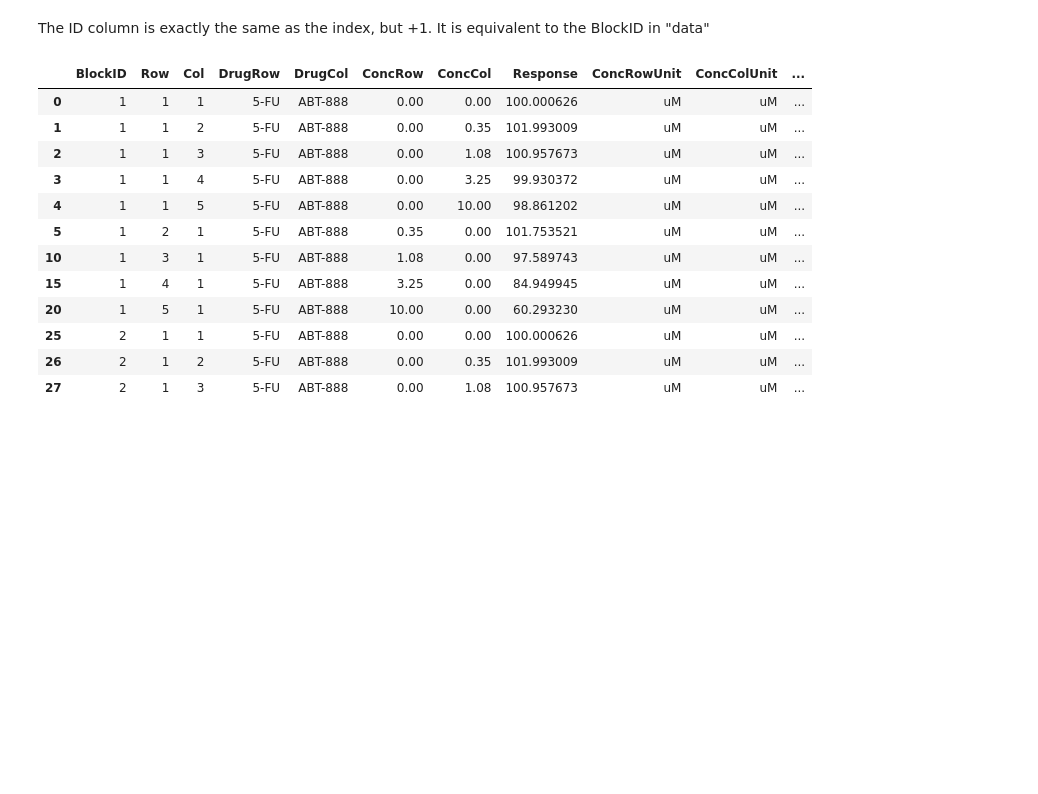
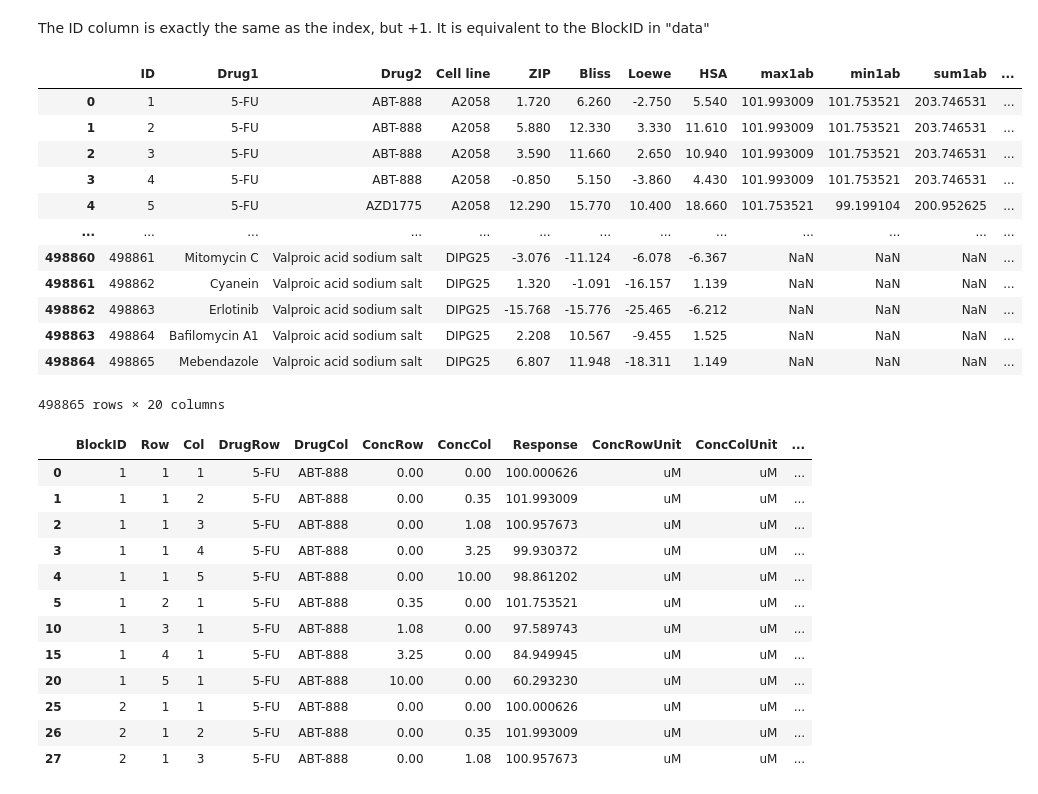
Before and after one commit to stefanhuber1510/marbleProject, a Jupyter notebook: scoring/reconstructGlobalClassifier.ipynb, the cells around one changed output. Drawn from its saved outputs; the diff is of its cells as text; code cells hidden in the pictures; blank space fills up the shorter version.

```diff
--- a/scoring/reconstructGlobalClassifier.ipynb
+++ b/scoring/reconstructGlobalClassifier.ipynb
@@ -68,6 +69,22 @@ df2.head()
 | 4 | 5 | 5-FU | AZD1775 | A2058 | 12.29 | 15.77 | 10.40 | 18.66 |
 # %% [markdown]
 The ID column is exactly the same as the index, but +1. It is equivalent to the BlockID in "data"
+# %%
+df2
+# %% [output]
+|  | ID | Drug1 | Drug2 | Cell line | ZIP | Bliss | Loewe | HSA | max1ab | min1ab | sum1ab | ... |
+| 0 | 1 | 5-FU | ABT-888 | A2058 | 1.720 | 6.260 | -2.750 | 5.540 | 101.993009 | 101.753521 | 203.746531 | ... |
+| 1 | 2 | 5-FU | ABT-888 | A2058 | 5.880 | 12.330 | 3.330 | 11.610 | 101.993009 | 101.753521 | 203.746531 | ... |
+| 2 | 3 | 5-FU | ABT-888 | A2058 | 3.590 | 11.660 | 2.650 | 10.940 | 101.993009 | 101.753521 | 203.746531 | ... |
+| 3 | 4 | 5-FU | ABT-888 | A2058 | -0.850 | 5.150 | -3.860 | 4.430 | 101.993009 | 101.753521 | 203.746531 | ... |
+| 4 | 5 | 5-FU | AZD1775 | A2058 | 12.290 | 15.770 | 10.400 | 18.660 | 101.753521 | 99.199104 | 200.952625 | ... |
+| ... | ... | ... | ... | ... | ... | ... | ... | ... | ... | ... | ... | ... |
+| 498860 | 498861 | Mitomycin C | Valproic acid sodium salt | DIPG25 | -3.076 | -11.124 | -6.078 | -6.367 | NaN | NaN | NaN | ... |
+| 498861 | 498862 | Cyanein | Valproic acid sodium salt | DIPG25 | 1.320 | -1.091 | -16.157 | 1.139 | NaN | NaN | NaN | ... |
+| 498862 | 498863 | Erlotinib | Valproic acid sodium salt | DIPG25 | -15.768 | -15.776 | -25.465 | -6.212 | NaN | NaN | NaN | ... |
+| 498863 | 498864 | Bafilomycin A1 | Valproic acid sodium salt | DIPG25 | 2.208 | 10.567 | -9.455 | 1.525 | NaN | NaN | NaN | ... |
+| 498864 | 498865 | Mebendazole | Valproic acid sodium salt | DIPG25 | 6.807 | 11.948 | -18.311 | 1.149 | NaN | NaN | NaN | ... |
+498865 rows × 20 columns
 # %%
 monotherapy = data[ (data["ConcRow"]==0) | (data["ConcCol"]==0)]
 del data
```
Also changed, not shown: parts of 13 cells of this notebook.
